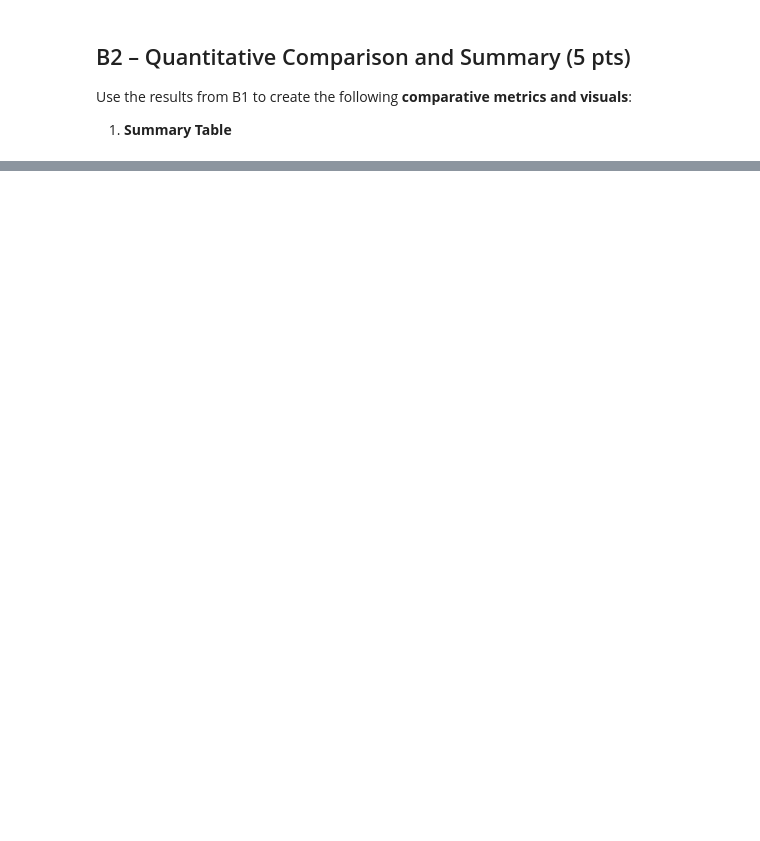
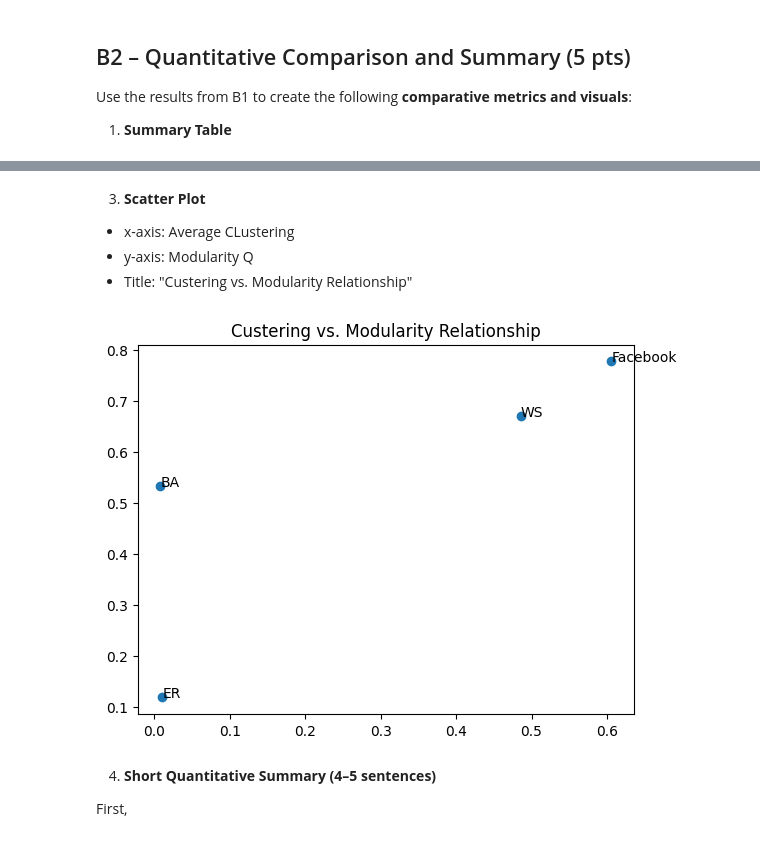
Before and after one commit to samlyme/Assignments-F2025, a Jupyter notebook: CS4230/hw04/hw04.ipynb, the cells around one changed output, grey strips where cells are left out. Cells and saved outputs as stored; diff of their text form; code cells hidden in the pictures; blank space fills up the shorter version.

```diff
--- a/CS4230/hw04/hw04.ipynb
+++ b/CS4230/hw04/hw04.ipynb
@@ -183,0 +168,13 @@ Facebook                13          0.777378                       983
+# %%
+headers = ["Network", "# Communities", "Modularity (Q)", "Largest Community Size"]
+tabs = []
+for name, G, community, modularity in zip(
+    networks.keys(),
+    networks.values(),
+    communities.values(),
+    modularities.values()
+):
+    tab = [name, len(community), modularity, max(len(com) for com in community)]
+    tabs.append(tab)
+
+print(tabulate(tabs, headers))
@@ -227,19 +228,20 @@ Use the results from B1 to create the following **comparative metrics and visual
 
 1. **Summary Table**
 # %%
+clusterings = {
+    name: nx.average_clustering(network)
+    for name, network in networks.items()
+}
+
 tabs = []
 headers = ["Network", "Avg Community Size", "Avg Clustering (C)"]
-
-for name, network in networks.items():
-    tab = []
-    tab.append(name)
-
-    communities = nx.community.greedy_modularity_communities(network)
-    tab.append(
-        sum(len(community) for community in communities)/len(communities)
-    )
-
-    tab.append(nx.average_clustering(network))
+for name, network, community, clustering in zip(
+    networks.keys(),
+    networks.values(),
+    communities.values(),
+    clusterings.values()
+):
+    tab = [name, sum(len(c) for c in community)/len(community), clustering]
     tabs.append(tab)
 
 print(tabulate(tabs, headers))
@@ -252,0 +270,20 @@ Facebook                310.692             0.605547
+# %% [markdown]
+3. **Scatter Plot**
+- x-axis: Average CLustering
+- y-axis: Modularity Q
+- Title: "Custering vs. Modularity Relationship"
+# %%
+plt.title("Custering vs. Modularity Relationship")
+x = list(clusterings.values())
+y = list(modularities.values())
+labels = list(networks.keys())
+plt.scatter(x, y)
+for x1, y1, label in zip(x, y, labels):
+    plt.text(x1, y1, label)
+plt.show()
+# %% [output]
+[figure, added]
+# %% [markdown]
+4. **Short Quantitative Summary (4–5 sentences)**
+
+First,
```
Also changed, not shown: parts of 11 cells of this notebook, 1 other file.
